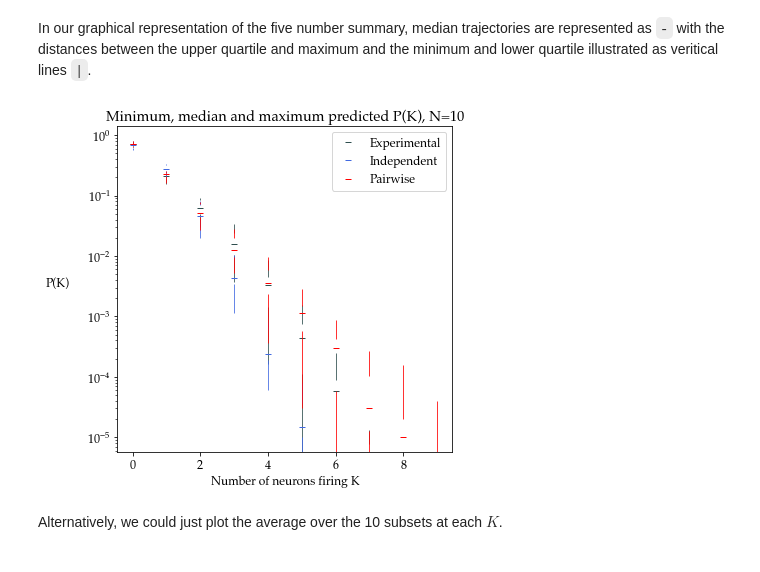
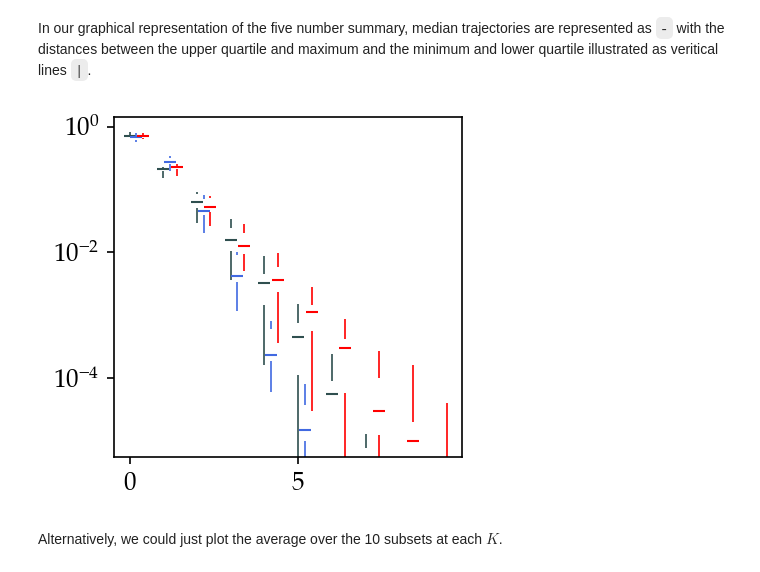
Before and after one commit to abramschon/maxent, a Jupyter notebook: notebooks/correlations.ipynb, the cells around one changed output. Saved outputs shown, nothing was run; the diff lists cells and outputs as text; code cells hidden in the pictures.

Commit message:
Offsets for clarity

```diff
--- a/notebooks/correlations.ipynb
+++ b/notebooks/correlations.ipynb
@@ -51,7 +51,7 @@ def five_sum(data):
 # %% [markdown]
 In our graphical representation of the five number summary, median trajectories are represented as `-` with the distances between the upper quartile and maximum and the minimum and lower quartile illustrated as veritical lines `|`.
 # %%
-def plot_quartiles(data, color="black", top_K=None):
+def plot_quartiles(data, color="black", top_K=None,offset=0):
     if top_K == None:
         top_K = data.shape[0]
     mins, low_qs, meds, upp_qs, maxs = five_sum(data[:top_K])
@@ -59,29 +59,29 @@ def plot_quartiles(data, color="black", top_K=None):
     upp_diffs = maxs - upp_qs # from upper quartile to max
     Ks = np.arange(top_K)
     # plot upper quartile
-    plt.errorbar(Ks, upp_qs, yerr=np.stack(( np.zeros(top_K), upp_diffs )), #yerr is (below error, above error)
+    plt.errorbar(Ks+offset, upp_qs, yerr=np.stack(( np.zeros(top_K), upp_diffs )), #yerr is (below error, above error)
                  fmt="none",ecolor=color,elinewidth=0.8)
     # plot median
-    plt.plot(Ks, meds, "_", color=color)
+    plt.plot(Ks+offset, meds, "_", color=color)
     # plot upper quartile
-    plt.errorbar(Ks, low_qs, yerr=np.stack(( low_diffs, np.zeros(top_K) )), #yerr is (below error, above error)
+    plt.errorbar(Ks+offset, low_qs, yerr=np.stack(( low_diffs, np.zeros(top_K) )), #yerr is (below error, above error)
                  fmt="none",ecolor=color,elinewidth=0.8)
 # %%
-plt.figure(figsize=(6,6))
+plt.figure(figsize=(3,3),dpi=150)
 top_ind = 10
 top_exp = 10
 top_pair = 10
 plot_quartiles(pks[:top_exp],'darkslategrey')
-plot_quartiles(ind_pks[:top_ind], 'royalblue')
-plot_quartiles(ising_pks[:top_pair], 'red')
-plt.legend(['Experimental', 'Independent', 'Pairwise'])
+plot_quartiles(ind_pks[:top_ind], 'royalblue',None, 0.2)
+plot_quartiles(ising_pks[:top_pair], 'red',None, 0.4)
+#plt.legend(['Experimental', 'Independent', 'Pairwise'])
 plt.yscale('log')
-plt.xlabel("Number of neurons firing K")
-plt.ylabel("P(K)",rotation=0,labelpad=30)
-plt.title("Minimum, median and maximum predicted P(K), N=10")
+#plt.xlabel("Number of neurons firing K")
+#plt.ylabel("P(K)",rotation=0,labelpad=30)
+#plt.title("Minimum, median and maximum predicted P(K), N=10")
 plt.show()
 # %% [output]
-[figure, old version]
+[figure, new version]
 # %% [markdown]
 Alternatively, we could just plot the average over the 10 subsets at each $K$.
 # %%
```
Also changed, not shown: parts of 11 cells of this notebook.
